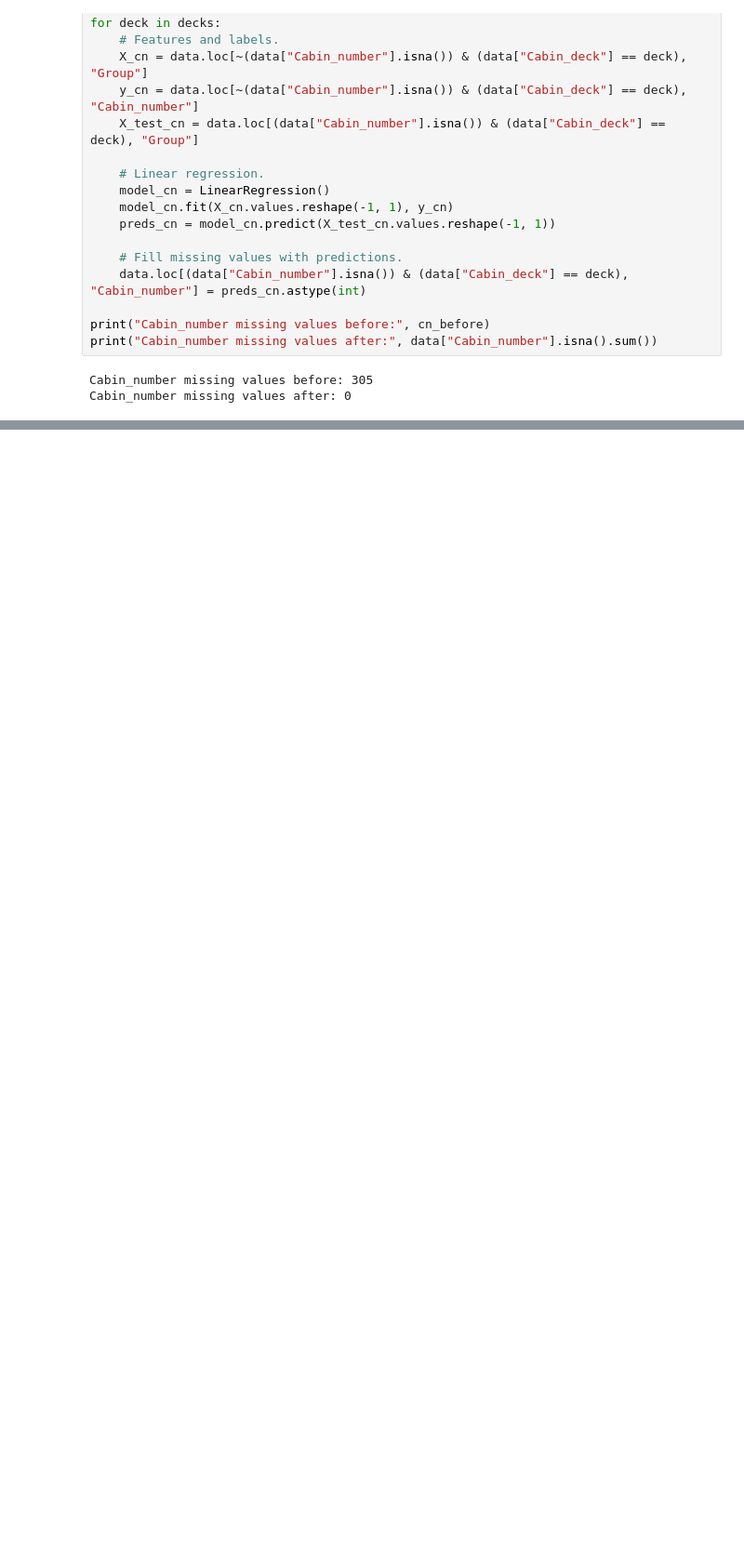
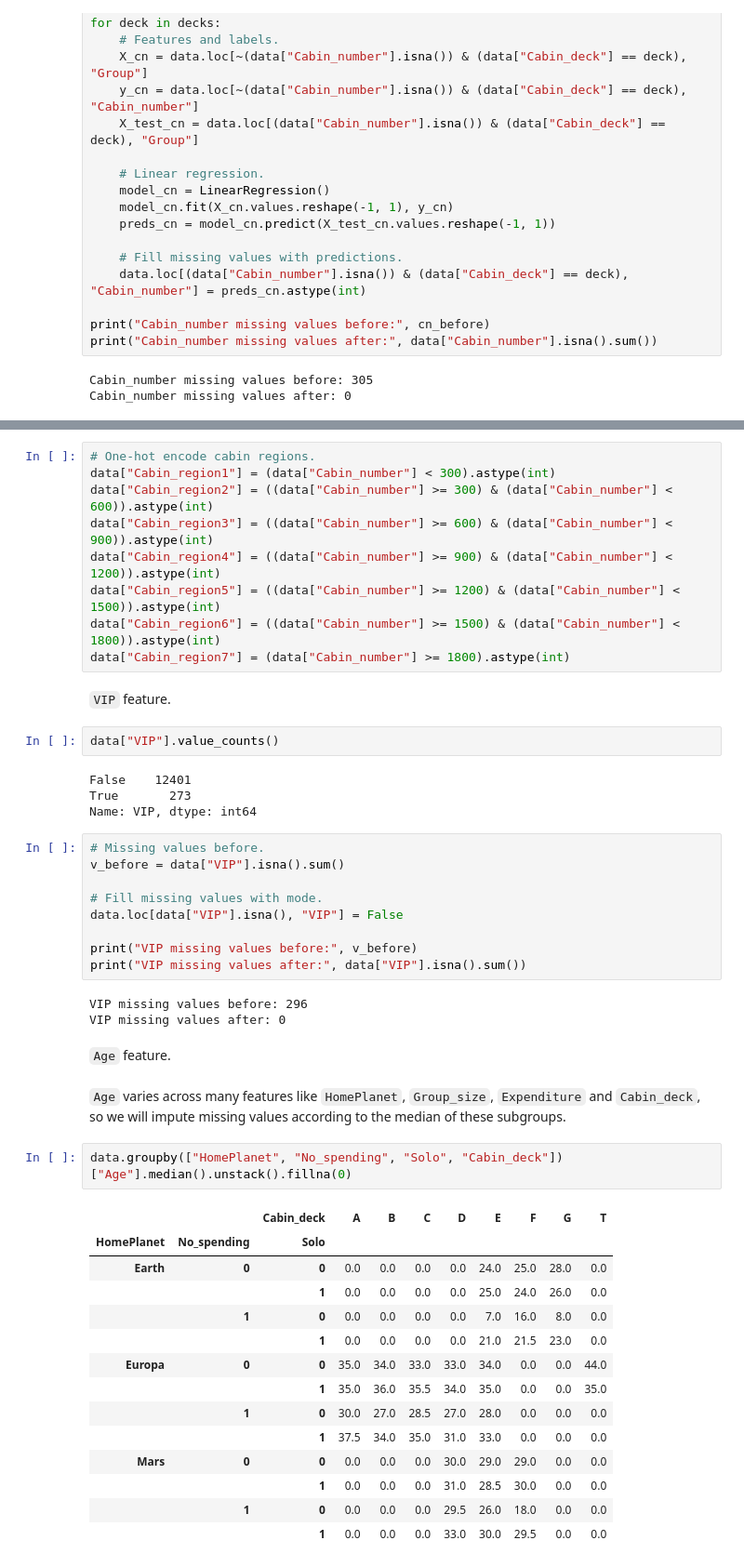
Before and after one commit to Ark3M/Kaggle-competitions, a Jupyter notebook: Spaceship Titanic/Spaceship_Titanic.ipynb, the cells around one changed output, grey strips where cells are left out. Shown at 93% size. Saved outputs shown, nothing was run; the diff lists cells and outputs as text; blank space fills up the shorter version.

```diff
--- a/Spaceship Titanic/Spaceship_Titanic.ipynb
+++ b/Spaceship Titanic/Spaceship_Titanic.ipynb
@@ -858,0 +861,50 @@ Cabin_number missing values after: 0
+# %%
+# One-hot encode cabin regions.
+data["Cabin_region1"] = (data["Cabin_number"] < 300).astype(int)
+data["Cabin_region2"] = ((data["Cabin_number"] >= 300) & (data["Cabin_number"] < 600)).astype(int)
+data["Cabin_region3"] = ((data["Cabin_number"] >= 600) & (data["Cabin_number"] < 900)).astype(int)
+data["Cabin_region4"] = ((data["Cabin_number"] >= 900) & (data["Cabin_number"] < 1200)).astype(int)
+data["Cabin_region5"] = ((data["Cabin_number"] >= 1200) & (data["Cabin_number"] < 1500)).astype(int)
+data["Cabin_region6"] = ((data["Cabin_number"] >= 1500) & (data["Cabin_number"] < 1800)).astype(int)
+data["Cabin_region7"] = (data["Cabin_number"] >= 1800).astype(int)
+# %% [markdown]
+`VIP` feature.
+# %%
+data["VIP"].value_counts()
+# %% [output]
+False    12401
+True       273
+Name: VIP, dtype: int64
+# %%
+# Missing values before.
+v_before = data["VIP"].isna().sum()
+
+# Fill missing values with mode.
+data.loc[data["VIP"].isna(), "VIP"] = False
+
+print("VIP missing values before:", v_before)
+print("VIP missing values after:", data["VIP"].isna().sum())
+# %% [output]
+VIP missing values before: 296
+VIP missing values after: 0
+# %% [markdown]
+`Age` feature.
+# %% [markdown]
+`Age` varies across many features like `HomePlanet`, `Group_size`, `Expenditure` and `Cabin_deck`, so we will impute missing values according to the median of these subgroups.
+# %%
+data.groupby(["HomePlanet", "No_spending", "Solo", "Cabin_deck"])["Age"].median().unstack().fillna(0)
+# %% [output]
+|  |  | Cabin_deck | A | B | C | D | E | F | G | T |
+| HomePlanet | No_spending | Solo |  |  |  |  |  |  |  |  |
+| Earth | 0 | 0 | 0.0 | 0.0 | 0.0 | 0.0 | 24.0 | 25.0 | 28.0 | 0.0 |
+|  |  | 1 | 0.0 | 0.0 | 0.0 | 0.0 | 25.0 | 24.0 | 26.0 | 0.0 |
+|  | 1 | 0 | 0.0 | 0.0 | 0.0 | 0.0 | 7.0 | 16.0 | 8.0 | 0.0 |
+|  |  | 1 | 0.0 | 0.0 | 0.0 | 0.0 | 21.0 | 21.5 | 23.0 | 0.0 |
+| Europa | 0 | 0 | 35.0 | 34.0 | 33.0 | 33.0 | 34.0 | 0.0 | 0.0 | 44.0 |
+|  |  | 1 | 35.0 | 36.0 | 35.5 | 34.0 | 35.0 | 0.0 | 0.0 | 35.0 |
+|  | 1 | 0 | 30.0 | 27.0 | 28.5 | 27.0 | 28.0 | 0.0 | 0.0 | 0.0 |
+|  |  | 1 | 37.5 | 34.0 | 35.0 | 31.0 | 33.0 | 0.0 | 0.0 | 0.0 |
+| Mars | 0 | 0 | 0.0 | 0.0 | 0.0 | 30.0 | 29.0 | 29.0 | 0.0 | 0.0 |
+|  |  | 1 | 0.0 | 0.0 | 0.0 | 31.0 | 28.5 | 30.0 | 0.0 | 0.0 |
+|  | 1 | 0 | 0.0 | 0.0 | 0.0 | 29.5 | 26.0 | 18.0 | 0.0 | 0.0 |
+|  |  | 1 | 0.0 | 0.0 | 0.0 | 33.0 | 30.0 | 29.5 | 0.0 | 0.0 |
```
Also changed, not shown: parts of 6 cells of this notebook.
